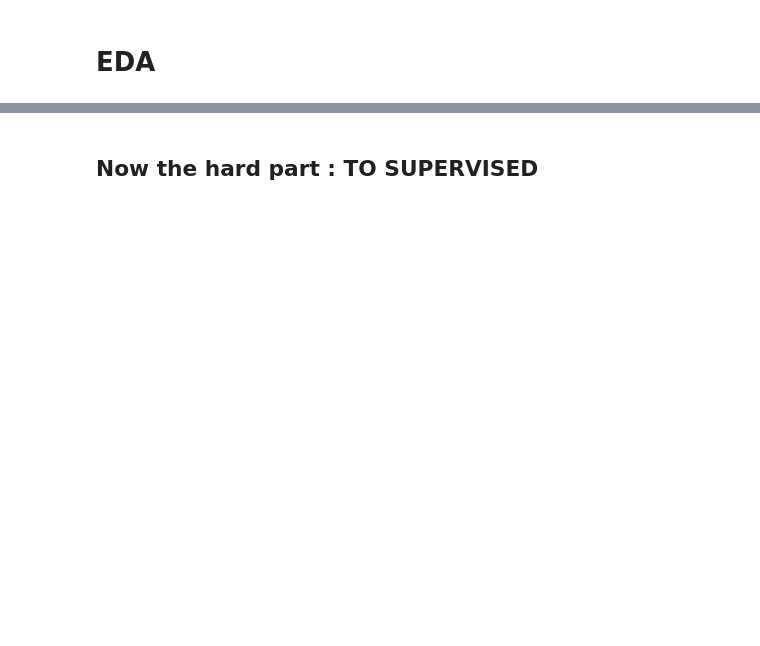
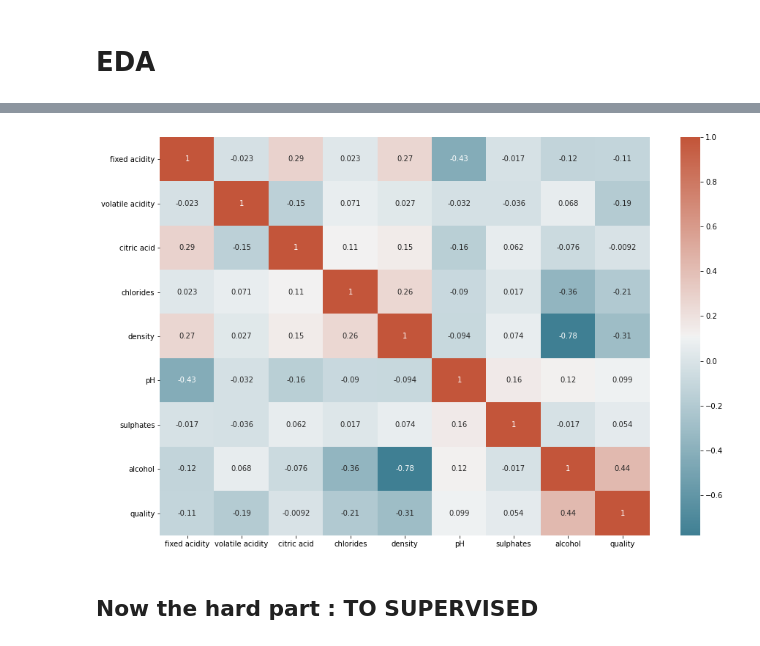
Before and after one commit to matteoalberti/Lectures_introML_Experis2020, a Jupyter notebook: Day2.ipynb, the cells around one changed output, grey strips where cells are left out. Cells and saved outputs as stored; diff of their text form; code cells hidden in the pictures; blank space fills up the shorter version.

```diff
--- a/Day2.ipynb
+++ b/Day2.ipynb
@@ -246,3 +319,19 @@ df_wine_bkp = df_wine.copy()
+# %%
+
+df_wine_bkp = df_wine.copy()
+
+del df_wine['residual sugar']  # vs density
+del df_wine['free sulfur dioxide'] # vs total sulfur dioxide
+del df_wine['total sulfur dioxide'] # density
+
+corr = df_wine.corr()
+plt.subplots(figsize=(15,10))
+sns.heatmap(corr, xticklabels=corr.columns, yticklabels=corr.columns, annot=True, cmap=sns.diverging_palette(220, 20, as_cmap=True))
+plt.show()
+
+# do it again only with most relevant variables
+# %% [output]
+[figure, added]
 # %% [markdown]
 ## Now the hard part : TO SUPERVISED
 # %%
```
Also changed, not shown: parts of 25 cells of this notebook.
